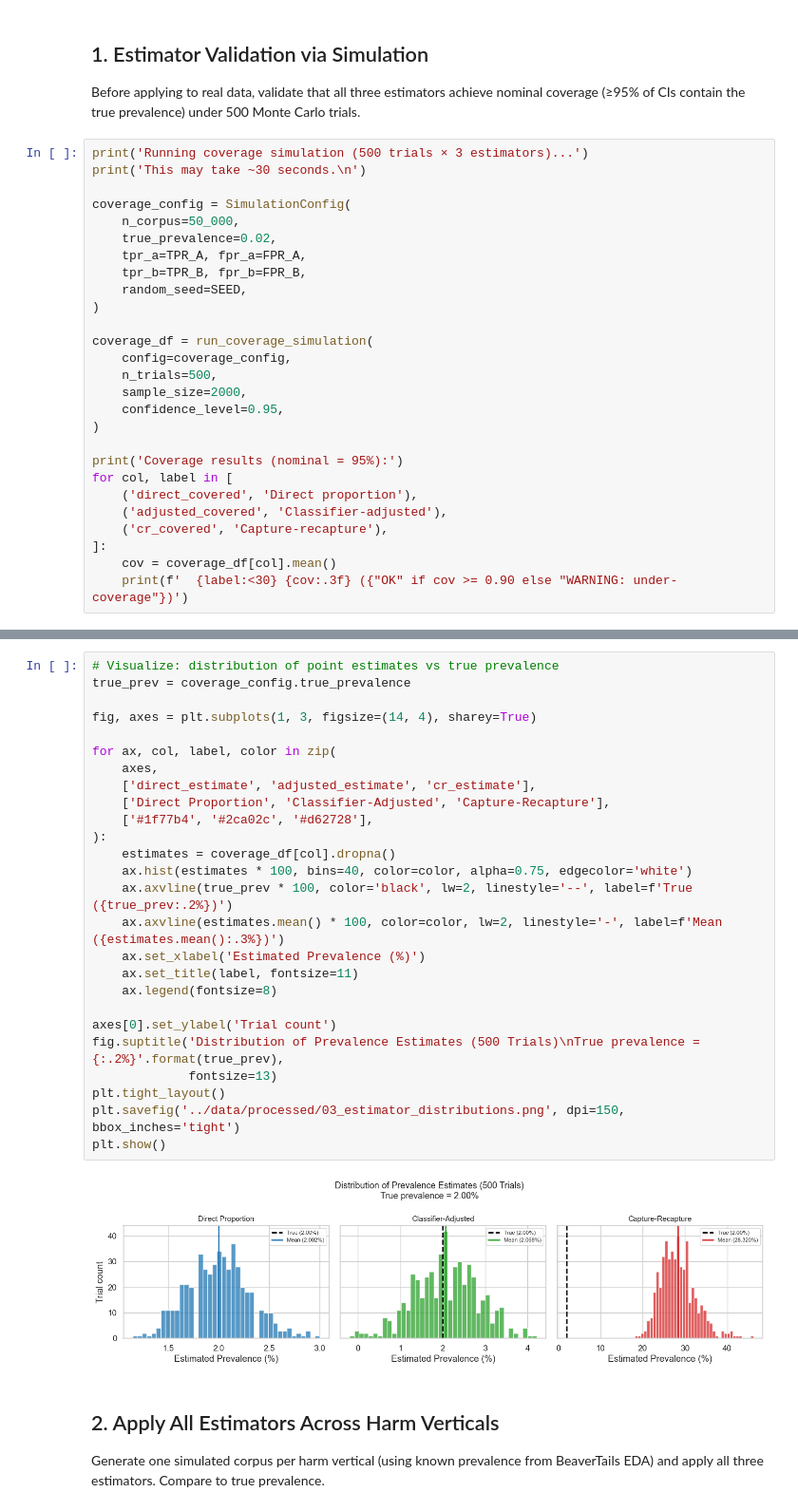
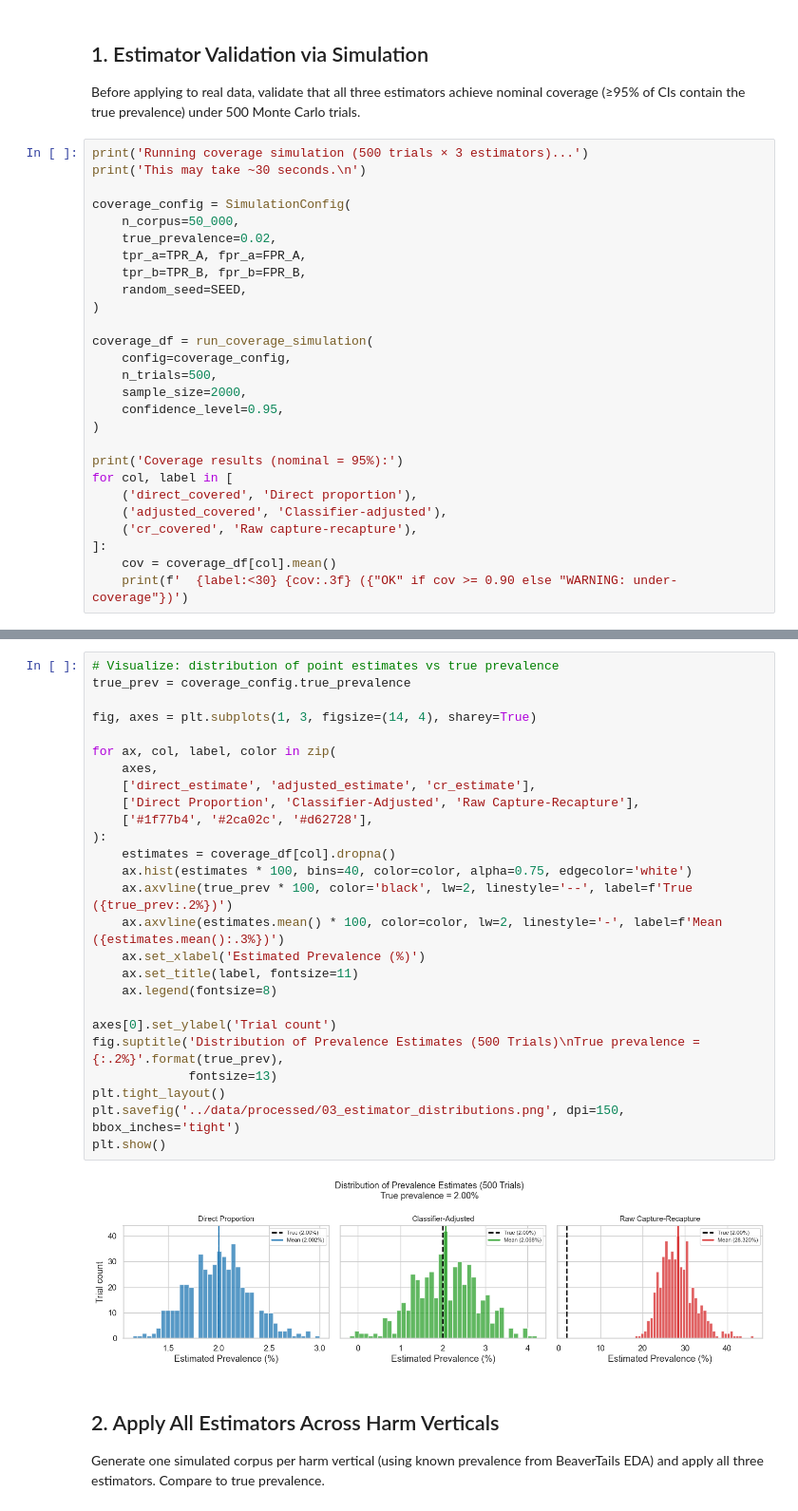
Before and after one commit to violaciao/safeshipper, a Jupyter notebook: notebooks/03_prevalence_estimation.ipynb, the cells around one changed output, grey strips where cells are left out. Shown at 95% size. Saved outputs shown, nothing was run; the diff lists cells and outputs as text.

```diff
--- a/notebooks/03_prevalence_estimation.ipynb
+++ b/notebooks/03_prevalence_estimation.ipynb
@@ -76,7 +76,7 @@ print('Coverage results (nominal = 95%):')
 for col, label in [
     ('direct_covered', 'Direct proportion'),
     ('adjusted_covered', 'Classifier-adjusted'),
-    ('cr_covered', 'Capture-recapture'),
+    ('cr_covered', 'Raw capture-recapture'),
 ]:
     cov = coverage_df[col].mean()
     print(f'  {label:<30} {cov:.3f} ({"OK" if cov >= 0.90 else "WARNING: under-coverage"})')
@@ -93,31 +93,31 @@ Coverage results (nominal = 95%):
 # %%
 # Visualize: distribution of point estimates vs true prevalence
 true_prev = coverage_config.true_prevalence
 
 fig, axes = plt.subplots(1, 3, figsize=(14, 4), sharey=True)
 
 for ax, col, label, color in zip(
     axes,
     ['direct_estimate', 'adjusted_estimate', 'cr_estimate'],
-    ['Direct Proportion', 'Classifier-Adjusted', 'Capture-Recapture'],
+    ['Direct Proportion', 'Classifier-Adjusted', 'Raw Capture-Recapture'],
     ['#1f77b4', '#2ca02c', '#d62728'],
 ):
     estimates = coverage_df[col].dropna()
     ax.hist(estimates * 100, bins=40, color=color, alpha=0.75, edgecolor='white')
     ax.axvline(true_prev * 100, color='black', lw=2, linestyle='--', label=f'True ({true_prev:.2%})')
     ax.axvline(estimates.mean() * 100, color=color, lw=2, linestyle='-', label=f'Mean ({estimates.mean():.3%})')
     ax.set_xlabel('Estimated Prevalence (%)')
     ax.set_title(label, fontsize=11)
     ax.legend(fontsize=8)
 
 axes[0].set_ylabel('Trial count')
 fig.suptitle('Distribution of Prevalence Estimates (500 Trials)\nTrue prevalence = {:.2%}'.format(true_prev),
              fontsize=13)
 plt.tight_layout()
 plt.savefig('../data/processed/03_estimator_distributions.png', dpi=150, bbox_inches='tight')
 plt.show()
 # %% [output]
-[figure, old version]
+[figure, new version]
 # %% [markdown]
 ## 2. Apply All Estimators Across Harm Verticals
 
```
Also changed, not shown: parts of 6 cells of this notebook, 2 other files.
